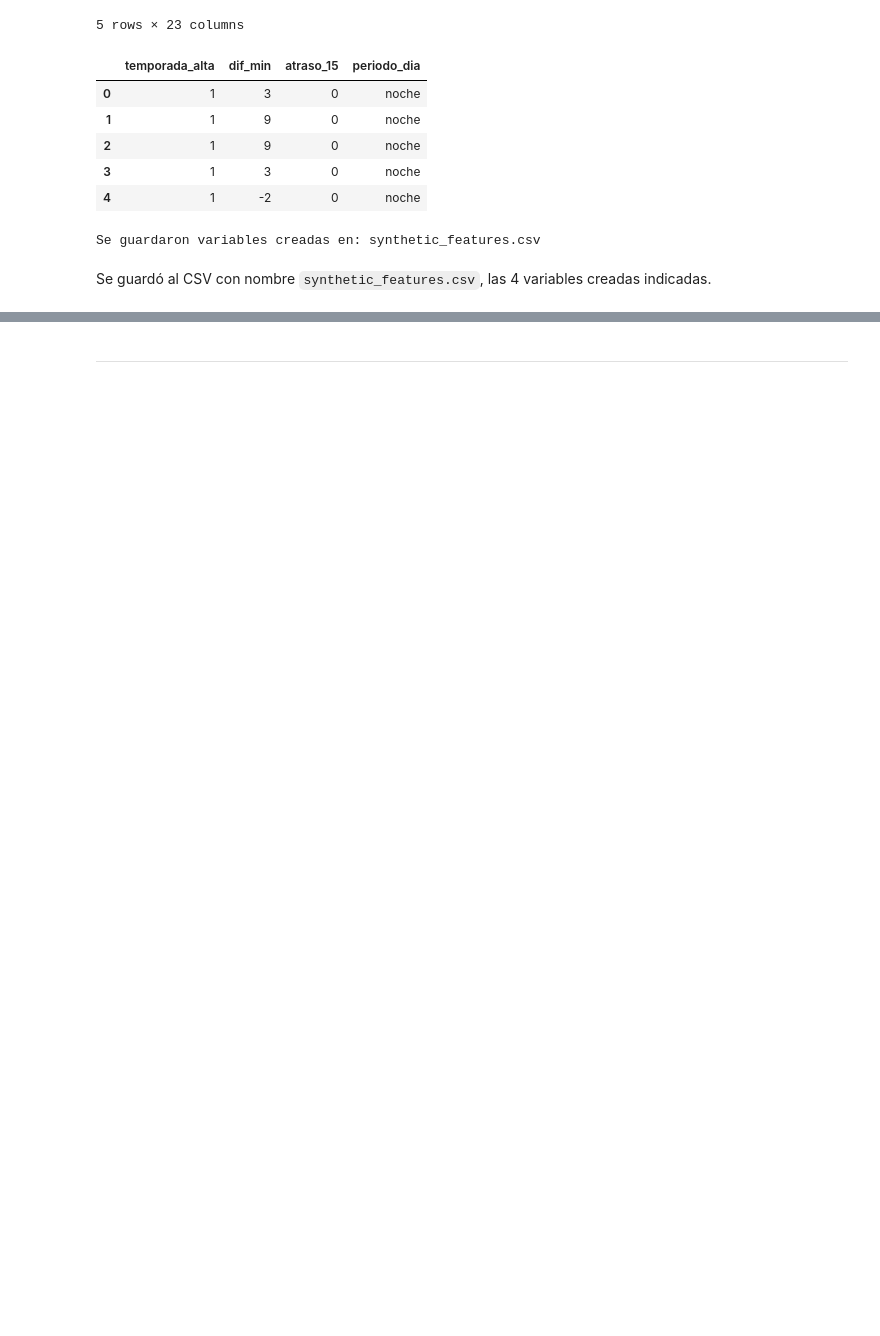
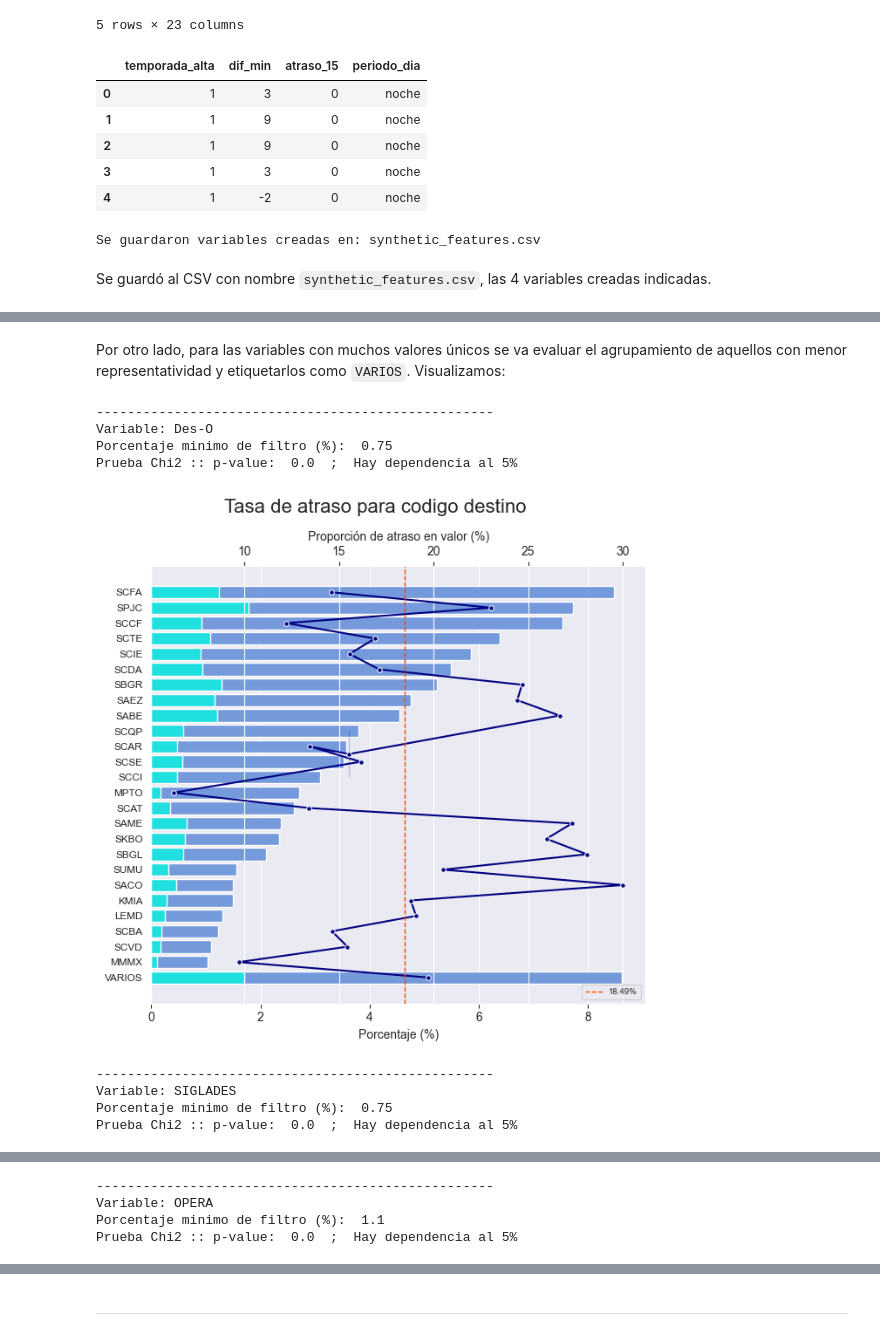
Before and after one commit to Mishagk/LATAM-Desafio-DS, a Jupyter notebook: solution.ipynb, the cells around one changed output, grey strips where cells are left out. Cells and saved outputs as stored; diff of their text form; code cells hidden in the pictures; blank space fills up the shorter version.

```diff
--- a/solution.ipynb
+++ b/solution.ipynb
@@ -1314,0 +1342,32 @@ Se guardó al CSV con nombre `synthetic_features.csv`, las 4 variables creadas i
+# %%
+# [Funcion auxiliar] Agrupar valores con poca representatividad de una variable en una sola etiqueta
+def agrupa_categ(datos,variable,densidad=1,porc_min=0.0,etiqueta="varios"):
+    # datos : dataframe con los datos a transformar
+    # variable : es la variable a usar para la reducción de valores con poca proporción
+    # densidad: Si es 1 se filtra segun densidad, si es 0 por acumulado se filtra
+    # porc_min: Umbral para el agrupamiento
+    # etiqueta: Valor a colocar a aquellos valores agrupados
+
+    # Calculo de proporción de cada valor
+    conteo = datos[[variable]].copy()
+    conteo["cantidad"] = 1  # contador
+    conteo = conteo.groupby(variable).agg(np.sum).sort_values("cantidad",ascending=False).reset_index() # conteo de valores por grupo
+
+    # Calculo de densidad y acumulaod
+    conteo["Porc.%"] = np.round(100.0*conteo["cantidad"]/np.sum(conteo["cantidad"]),2) # calculo de densidad
+    conteo["Acum.%"] = np.round(100.0*conteo["Porc.%"].cumsum()/conteo["Porc.%"].sum(),2) # calculo de acumulado
+
+    # Aplicar agrupamiento de valores con baja representatividad segun densidad o acumulado
+    if(densidad):
+        # Valor con una representatividad menor a este umbral se filtran
+        valores = conteo[conteo["Porc.%"] < porc_min][variable].unique().tolist()
+    else:
+        # En el acumulado la logica es inversa. Por encima de este valor se filtran
+        valores = conteo[conteo["Acum.%"] > porc_min][variable].unique().tolist()
+
+    # Asignar etiqueta a aquellos valores a agrupar
+    datos_nuevo = datos.copy()
+    indices = datos_nuevo[datos_nuevo[variable].isin(valores)].index
+    datos_nuevo.loc[indices,variable] = etiqueta
+
+    return datos_nuevo
@@ -1314,0 +1569,17 @@ Se guardó al CSV con nombre `synthetic_features.csv`, las 4 variables creadas i
+# %% [markdown]
+Por otro lado, para las variables con muchos valores únicos se va evaluar el agrupamiento de aquellos con menor representatividad y etiquetarlos como `VARIOS`. Visualizamos:
+# %%
+# Ahora s
+graf_dist(data.copy(),"Des-O",variable_y="atraso_15",titulo="codigo destino",porc_min=0.75)
+graf_dist(data.copy(),"SIGLADES",variable_y="atraso_15",titulo="nombre destino",porc_min=0.75)
+graf_dist(data.copy(),"OPERA",variable_y="atraso_15",titulo="aerolinea",porc_min=1.10)
+# %% [output]
+---------------------------------------------------
+Variable: Des-O
+Porcentaje minimo de filtro (%):  0.75
+Prueba Chi2 :: p-value:  0.0  ;  Hay dependencia al 5%
+[figure, added]
+---------------------------------------------------
+Variable: SIGLADES
+Porcentaje minimo de filtro (%):  0.75
+Prueba Chi2 :: p-value:  0.0  ;  Hay dependencia al 5%
@@ -1314,0 +1587,4 @@ Se guardó al CSV con nombre `synthetic_features.csv`, las 4 variables creadas i
+---------------------------------------------------
+Variable: OPERA
+Porcentaje minimo de filtro (%):  1.1
+Prueba Chi2 :: p-value:  0.0  ;  Hay dependencia al 5%
```
Also changed, not shown: parts of 39 cells of this notebook.
